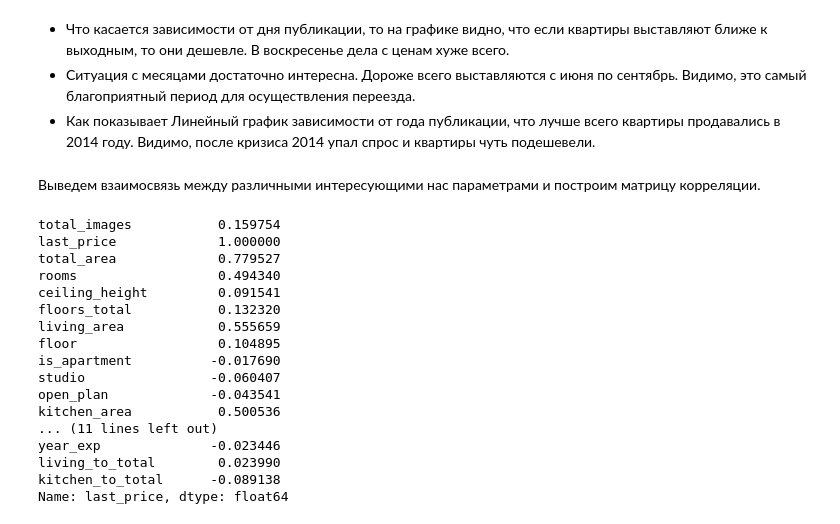
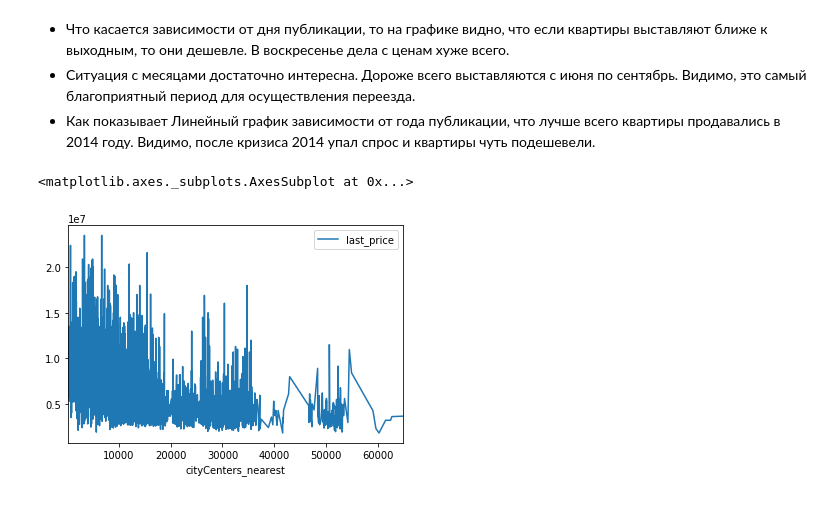
Before and after one commit to ViacheslavPogorelyy/YaP, a Jupyter notebook: part_number_two/project_2.ipynb, the cells around one changed output. Drawn from its saved outputs; the diff is of its cells as text; code cells hidden in the pictures.

```diff
--- a/part_number_two/project_2.ipynb
+++ b/part_number_two/project_2.ipynb
@@ -519,25 +560,8 @@ for i in columns:
 * Что касается зависимости от дня публикации, то на графике видно, что если квартиры выставляют ближе к выходным, то они дешевле. В воскресенье дела с ценам хуже всего.
 * Ситуация с месяцами достаточно интересна. Дороже всего выставляются с июня по сентябрь. Видимо, это самый благоприятный период для осуществления переезда.
 * Как показывает Линейный график зависимости от года публикации, что лучше всего квартиры продавались в 2014 году. Видимо, после кризиса 2014 упал спрос и квартиры чуть подешевели.
-# %% [markdown]
-Выведем взаимосвязь между различными интересующими нас параметрами и построим матрицу корреляции.
-# %%
-without_trash.corr()['last_price']
-# %% [output]
-total_images           0.159754
-last_price             1.000000
-total_area             0.779527
-rooms                  0.494340
-ceiling_height         0.091541
-floors_total           0.132320
-living_area            0.555659
-floor                  0.104895
-is_apartment          -0.017690
-studio                -0.060407
-open_plan             -0.043541
-kitchen_area           0.500536
-... (11 lines left out)
-year_exp              -0.023446
-living_to_total        0.023990
-kitchen_to_total      -0.089138
-Name: last_price, dtype: float64
+# %%
+without_trash.pivot_table(index='cityCenters_nearest', values='last_price', aggfunc='mean').plot()
+# %% [output]
+<matplotlib.axes._subplots.AxesSubplot at 0x...>
+[figure, added]
```
Also changed, not shown: parts of 9 cells of this notebook.
